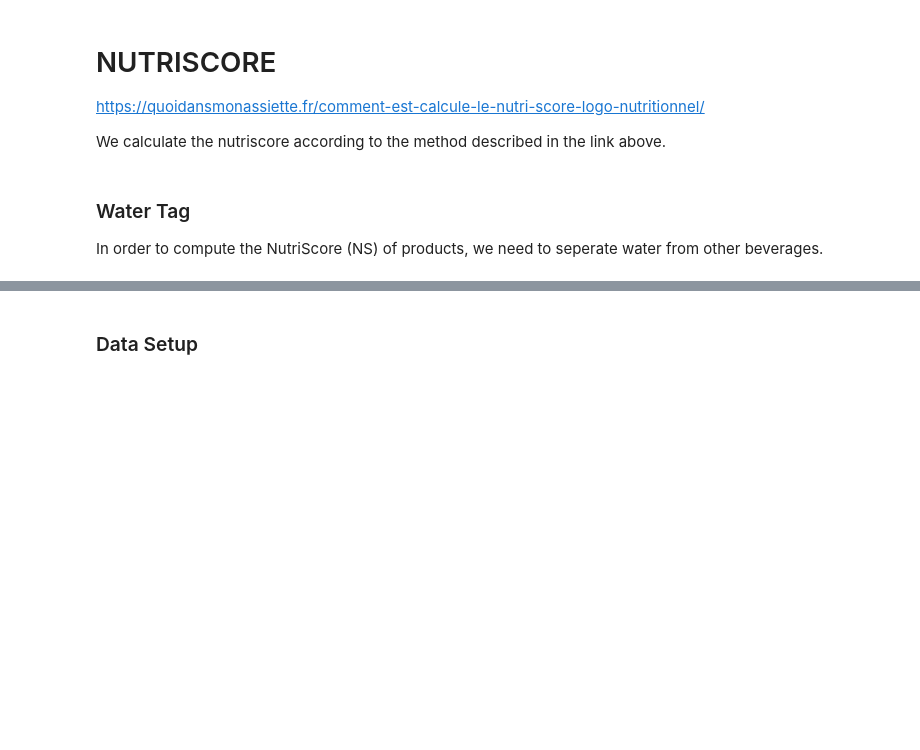
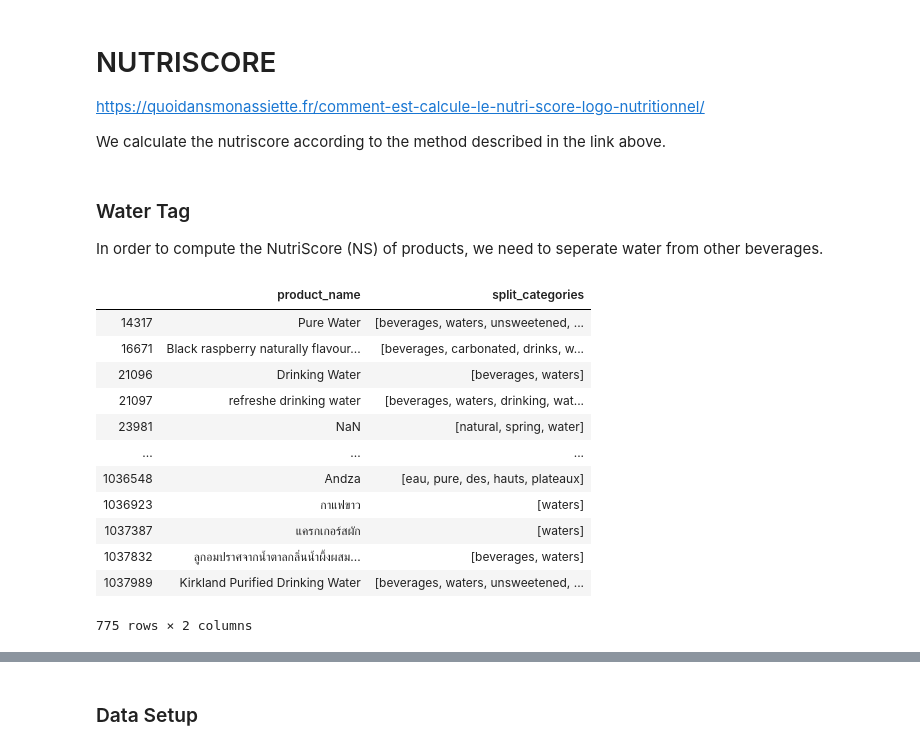
Before and after one commit to romi514/ProjectADA, a Jupyter notebook: project_tagADA.ipynb, the cells around one changed output, grey strips where cells are left out. Cells and saved outputs as stored; diff of their text form; code cells hidden in the pictures; blank space fills up the shorter version.

```diff
--- a/project_tagADA.ipynb
+++ b/project_tagADA.ipynb
@@ -665,3 +645,19 @@ data.loc[:,"split_categories"] = data.loc[:,"split_categories"].str.split()
 data["iswater"] = data.loc[~data["split_categories"].isnull(),"split_categories"] \
 .apply(lambda l : bool(~any([cat_word in nonwater_list for cat_word in l]) &  \
                        any([cat_word in water_list for cat_word in l])))
+# %%
+data[data["iswater"]==True][['product_name','split_categories']]
+# %% [output]
+|  | product_name | split_categories |
+| 14317 | Pure Water | [beverages, waters, unsweetened, ... |
+| 16671 | Black raspberry naturally flavour... | [beverages, carbonated, drinks, w... |
+| 21096 | Drinking Water | [beverages, waters] |
+| 21097 | refreshe drinking water | [beverages, waters, drinking, wat... |
+| 23981 | NaN | [natural, spring, water] |
+| ... | ... | ... |
+| 1036548 | Andza | [eau, pure, des, hauts, plateaux] |
+| 1036923 | กาแฟขาว | [waters] |
+| 1037387 | แครกเกอร์สผัก | [waters] |
+| 1037832 | ลูกอมปราศจากน้ำตาลกลิ่นน้ำผึ้งผสม... | [beverages, waters] |
+| 1037989 | Kirkland Purified Drinking Water | [beverages, waters, unsweetened, ... |
+775 rows × 2 columns
```
Also changed, not shown: parts of 12 cells of this notebook.
